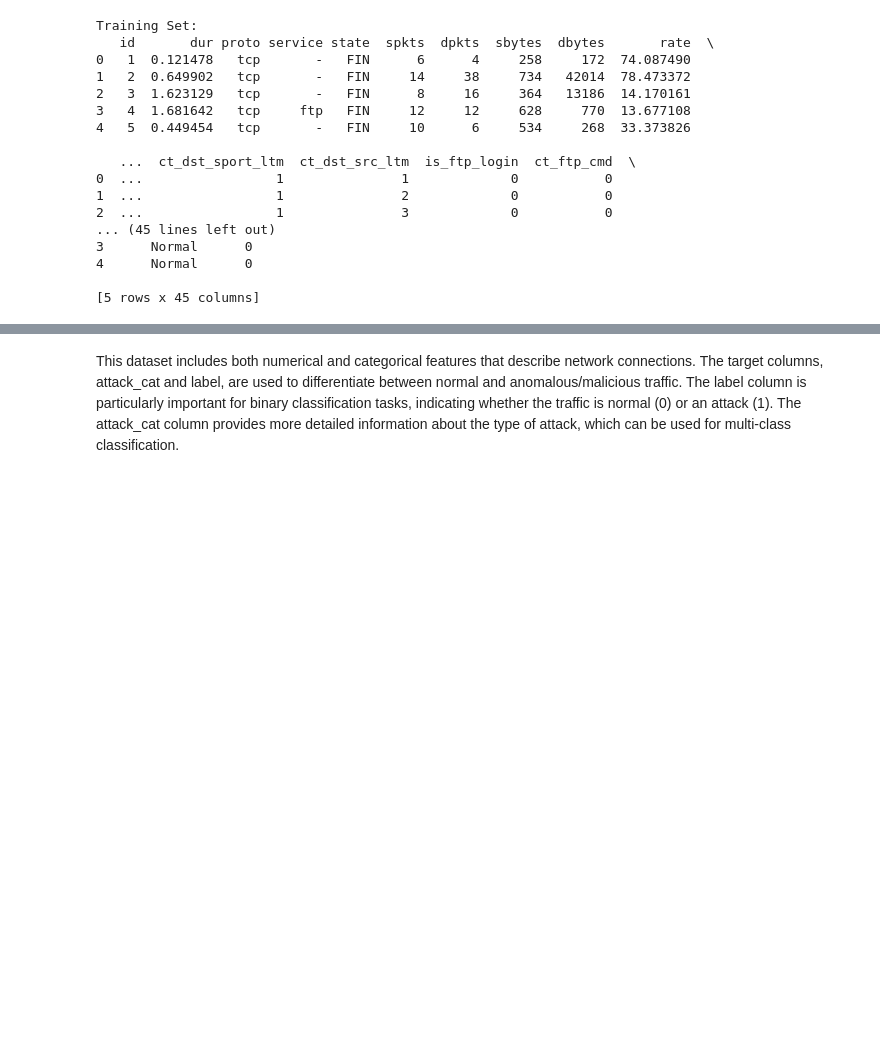
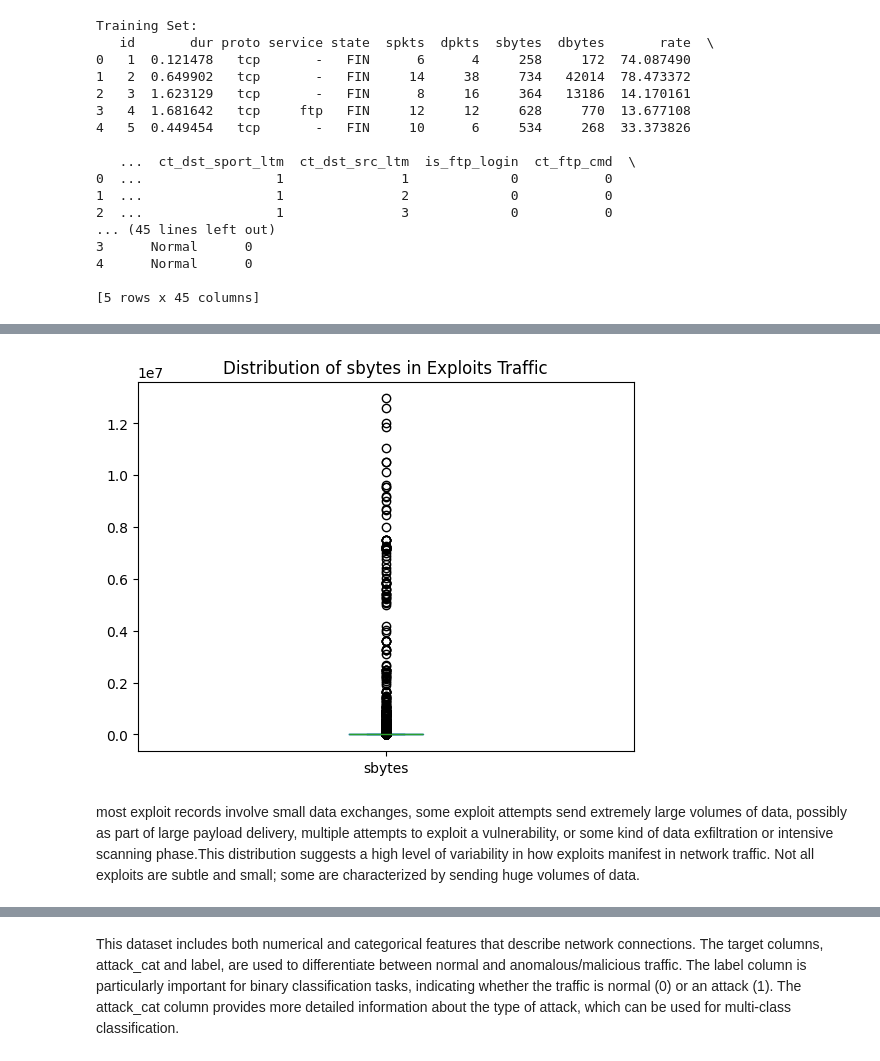
Before and after one commit to mestevef-uoc/TFM_uoc, a Jupyter notebook: NOTEBOOKS/UNSW-NB15.ipynb, the cells around one changed output, grey strips where cells are left out. Cells and saved outputs as stored; diff of their text form; code cells hidden in the pictures; blank space fills up the shorter version.

```diff
--- a/NOTEBOOKS/UNSW-NB15.ipynb
+++ b/NOTEBOOKS/UNSW-NB15.ipynb
@@ -94,0 +236,17 @@ Training Set:
+# %%
+# Filter rows where 'attack_cat' is 'Exploits'
+exploits_df = training_df[training_df['attack_cat'] == 'Exploits']
+
+# Display basic descriptive statistics
+print("Descriptive Statistics for Exploits:")
+print(exploits_df.describe())
+
+# Check for unique values in categorical columns of interest
+print("\nProtocols in Exploits Traffic:")
+print(exploits_df['proto'].unique())
+
+print("\nServices in Exploits Traffic:")
+print(exploits_df['service'].unique())
+
+print("\nStates in Exploits Traffic:")
+print(exploits_df['state'].unique())
@@ -94,0 +271,8 @@ Training Set:
+# %%
+exploits_df['sbytes'].plot(kind='box')
+plt.title('Distribution of sbytes in Exploits Traffic')
+plt.show()
+# %% [output]
+[figure, added]
+# %% [markdown]
+most exploit records involve small data exchanges, some exploit attempts send extremely large volumes of data, possibly as part of large payload delivery, multiple attempts to exploit a vulnerability, or some kind of data exfiltration or intensive scanning phase.This distribution suggests a high level of variability in how exploits manifest in network traffic. Not all exploits are subtle and small; some are characterized by sending huge volumes of data.
```
Also changed, not shown: parts of 27 cells of this notebook.
